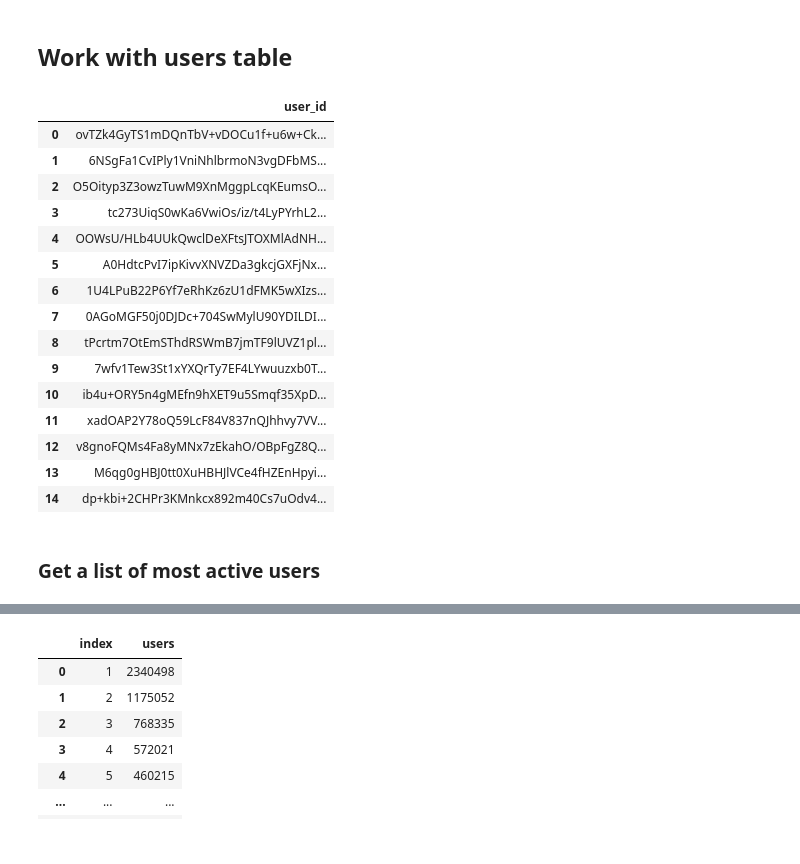
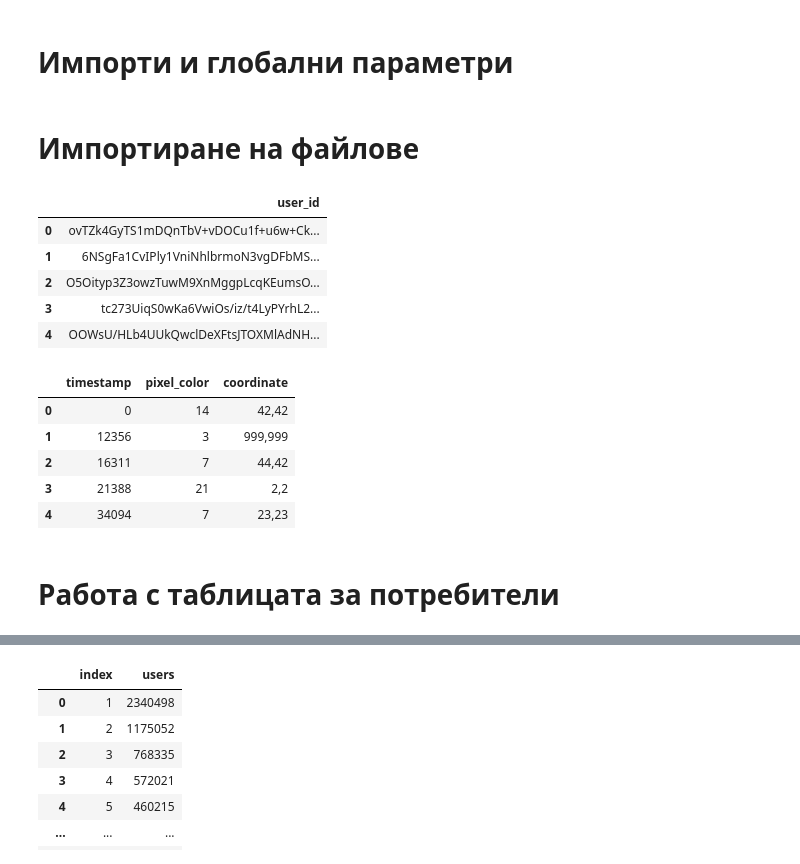
Before and after one commit to Denis-Iv/Analyzing-Social-Experiment, a Jupyter notebook: visualize_data.ipynb, the cells around one changed output, grey strips where cells are left out. Saved outputs shown, nothing was run; the diff lists cells and outputs as text; code cells hidden in the pictures.

```diff
--- a/visualize_data.ipynb
+++ b/visualize_data.ipynb
@@ -1,31 +1,32 @@
+# %% [markdown]
+# Импорти и глобални параметри
 # %%
 from dask import dataframe as dd
 import matplotlib.pyplot as plt
 
 plt.rcParams['font.size'] = '20'
-# %% [markdown]
-## Work with users table
+# %% [markdown]
+# Импортиране на файлове
 # %%
 ddf_users = dd.read_csv('..\\data\\raw\\2022_place_canvas_history_users.csv')
-
-ddf_users.head(15)
+ddf_users.head()
 # %% [output]
 |  | user_id |
 | 0 | ovTZk4GyTS1mDQnTbV+vDOCu1f+u6w+Ck... |
 | 1 | 6NSgFa1CvIPly1VniNhlbrmoN3vgDFbMS... |
 | 2 | O5Oityp3Z3owzTuwM9XnMggpLcqKEumsO... |
 | 3 | tc273UiqS0wKa6VwiOs/iz/t4LyPYrhL2... |
 | 4 | OOWsU/HLb4UUkQwclDeXFtsJTOXMlAdNH... |
-| 5 | A0HdtcPvI7ipKivvXNVZDa3gkcjGXFjNx... |
-| 6 | 1U4LPuB22P6Yf7eRhKz6zU1dFMK5wXIzs... |
-| 7 | 0AGoMGF50j0DJDc+704SwMylU90YDILDI... |
-| 8 | tPcrtm7OtEmSThdRSWmB7jmTF9lUVZ1pl... |
-| 9 | 7wfv1Tew3St1xYXQrTy7EF4LYwuuzxb0T... |
-| 10 | ib4u+ORY5n4gMEfn9hXET9u5Smqf35XpD... |
-| 11 | xadOAP2Y78oQ59LcF84V837nQJhhvy7VV... |
-| 12 | v8gnoFQMs4Fa8yMNx7zEkahO/OBpFgZ8Q... |
-| 13 | M6qg0gHBJ0tt0XuHBHJlVCe4fHZEnHpyi... |
-| 14 | dp+kbi+2CHPr3KMnkcx892m40Cs7uOdv4... |
-# %% [markdown]
-### Get a list of most active users
+# %%
+ddf_main = dd.read_csv('..\\data\\raw\\2022_place_canvas_history_optimized.csv')
+ddf_main.head()
+# %% [output]
+|  | timestamp | pixel_color | coordinate |
+| 0 | 0 | 14 | 42,42 |
+| 1 | 12356 | 3 | 999,999 |
+| 2 | 16311 | 7 | 44,42 |
+| 3 | 21388 | 21 | 2,2 |
+| 4 | 34094 | 7 | 23,23 |
+# %% [markdown]
+# Работа с таблицата за потребители
 # %%
```
Also changed, not shown: parts of 22 cells of this notebook.
